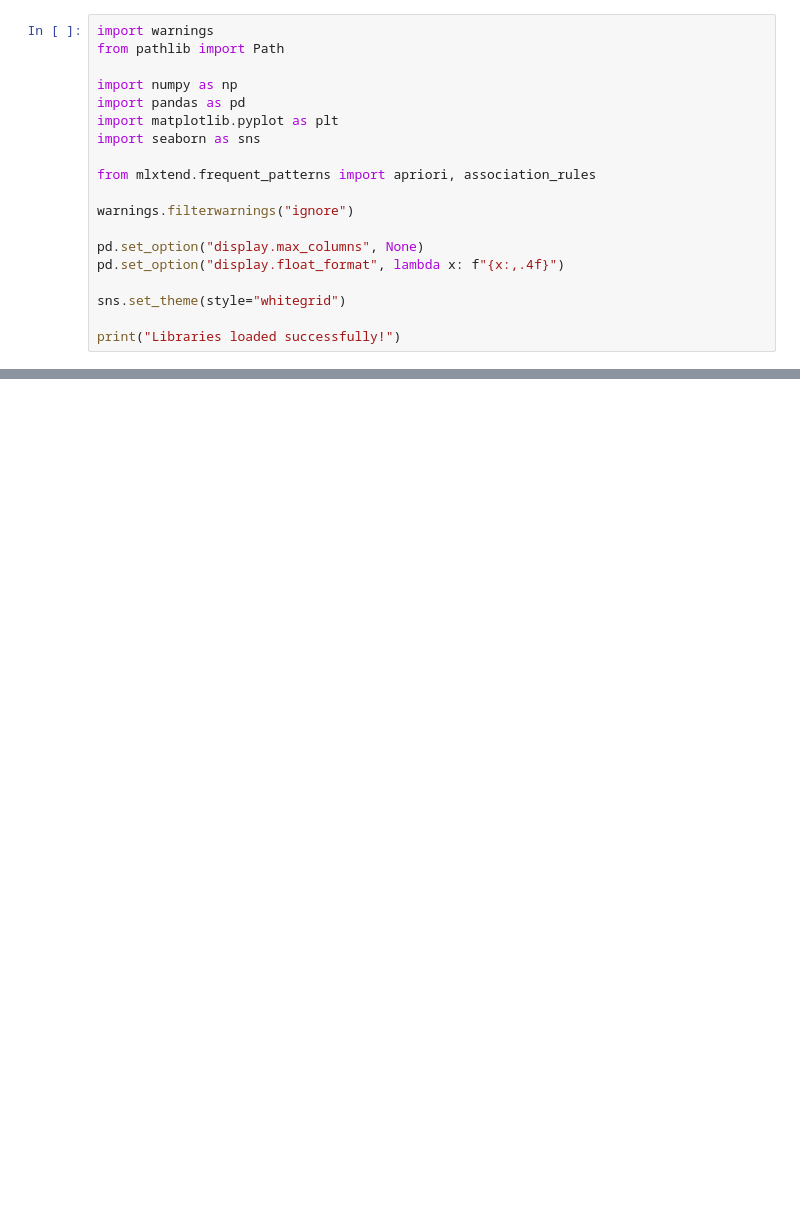
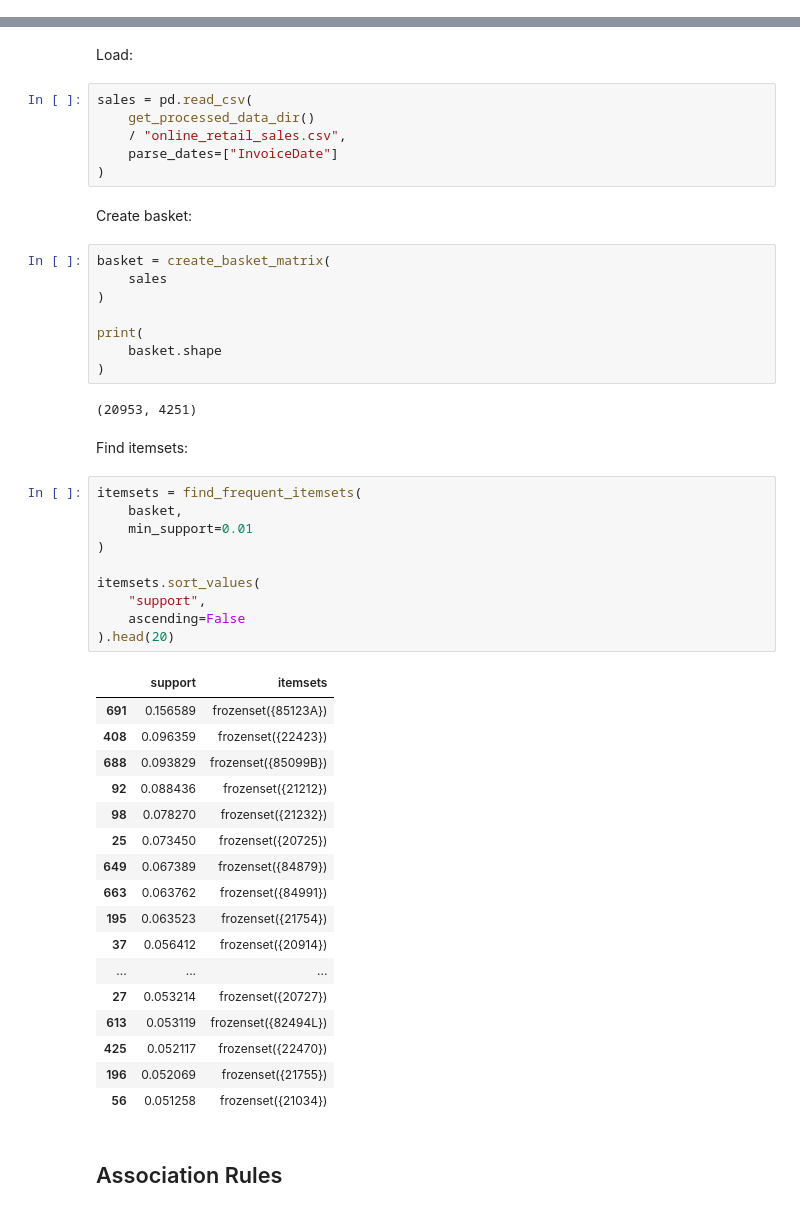
Before and after one commit to thekarthikmadras/E-Commerce-Life-Cycle-Analysis, a Jupyter notebook: notebooks/07_Basket_Analysis.ipynb, the cells around one changed output, grey strips where cells are left out. Drawn from its saved outputs; the diff is of its cells as text; blank space fills up the shorter version.

```diff
--- a/notebooks/07_Basket_Analysis.ipynb
+++ b/notebooks/07_Basket_Analysis.ipynb
@@ -1,19 +0,0 @@
-# %%
-import warnings
-from pathlib import Path
-
-import numpy as np
-import pandas as pd
-import matplotlib.pyplot as plt
-import seaborn as sns
-
-from mlxtend.frequent_patterns import apriori, association_rules
-
-warnings.filterwarnings("ignore")
-
-pd.set_option("display.max_columns", None)
-pd.set_option("display.float_format", lambda x: f"{x:,.4f}")
-
-sns.set_theme(style="whitegrid")
-
-print("Libraries loaded successfully!")
@@ -1405,0 +20,52 @@ Median products per order:
+# %% [markdown]
+Load:
+# %%
+sales = pd.read_csv(
+    get_processed_data_dir()
+    / "online_retail_sales.csv",
+    parse_dates=["InvoiceDate"]
+)
+# %% [markdown]
+Create basket:
+# %%
+basket = create_basket_matrix(
+    sales
+)
+
+print(
+    basket.shape
+)
+# %% [output]
+(20953, 4251)
+# %% [markdown]
+Find itemsets:
+# %%
+itemsets = find_frequent_itemsets(
+    basket,
+    min_support=0.01
+)
+
+itemsets.sort_values(
+    "support",
+    ascending=False
+).head(20)
+# %% [output]
+|  | support | itemsets |
+| 691 | 0.156589 | frozenset({85123A}) |
+| 408 | 0.096359 | frozenset({22423}) |
+| 688 | 0.093829 | frozenset({85099B}) |
+| 92 | 0.088436 | frozenset({21212}) |
+| 98 | 0.078270 | frozenset({21232}) |
+| 25 | 0.073450 | frozenset({20725}) |
+| 649 | 0.067389 | frozenset({84879}) |
+| 663 | 0.063762 | frozenset({84991}) |
+| 195 | 0.063523 | frozenset({21754}) |
+| 37 | 0.056412 | frozenset({20914}) |
+| ... | ... | ... |
+| 27 | 0.053214 | frozenset({20727}) |
+| 613 | 0.053119 | frozenset({82494L}) |
+| 425 | 0.052117 | frozenset({22470}) |
+| 196 | 0.052069 | frozenset({21755}) |
+| 56 | 0.051258 | frozenset({21034}) |
+# %% [markdown]
+## Association Rules
```
Also changed, not shown: parts of 115 cells of this notebook, 7 other files.
